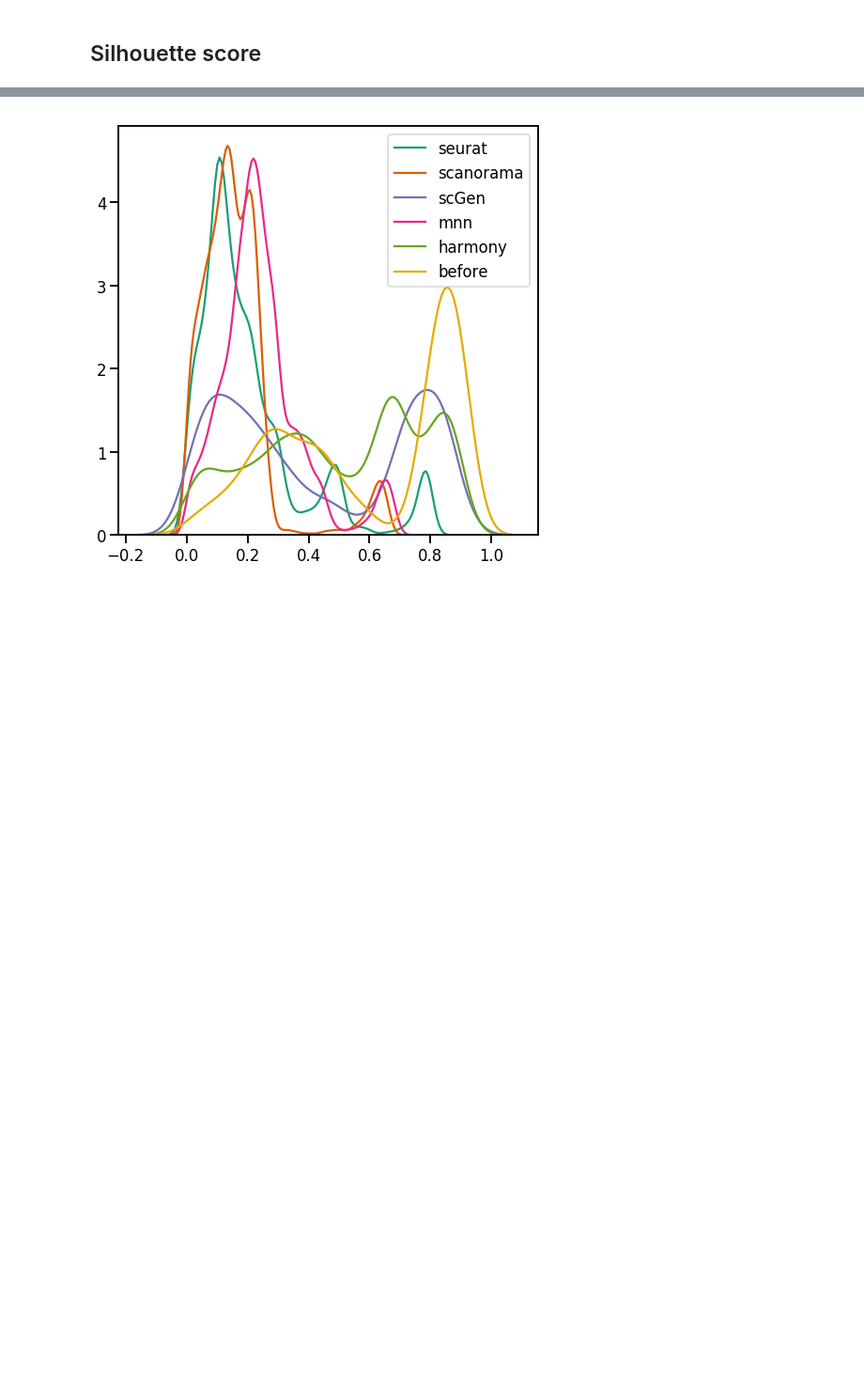
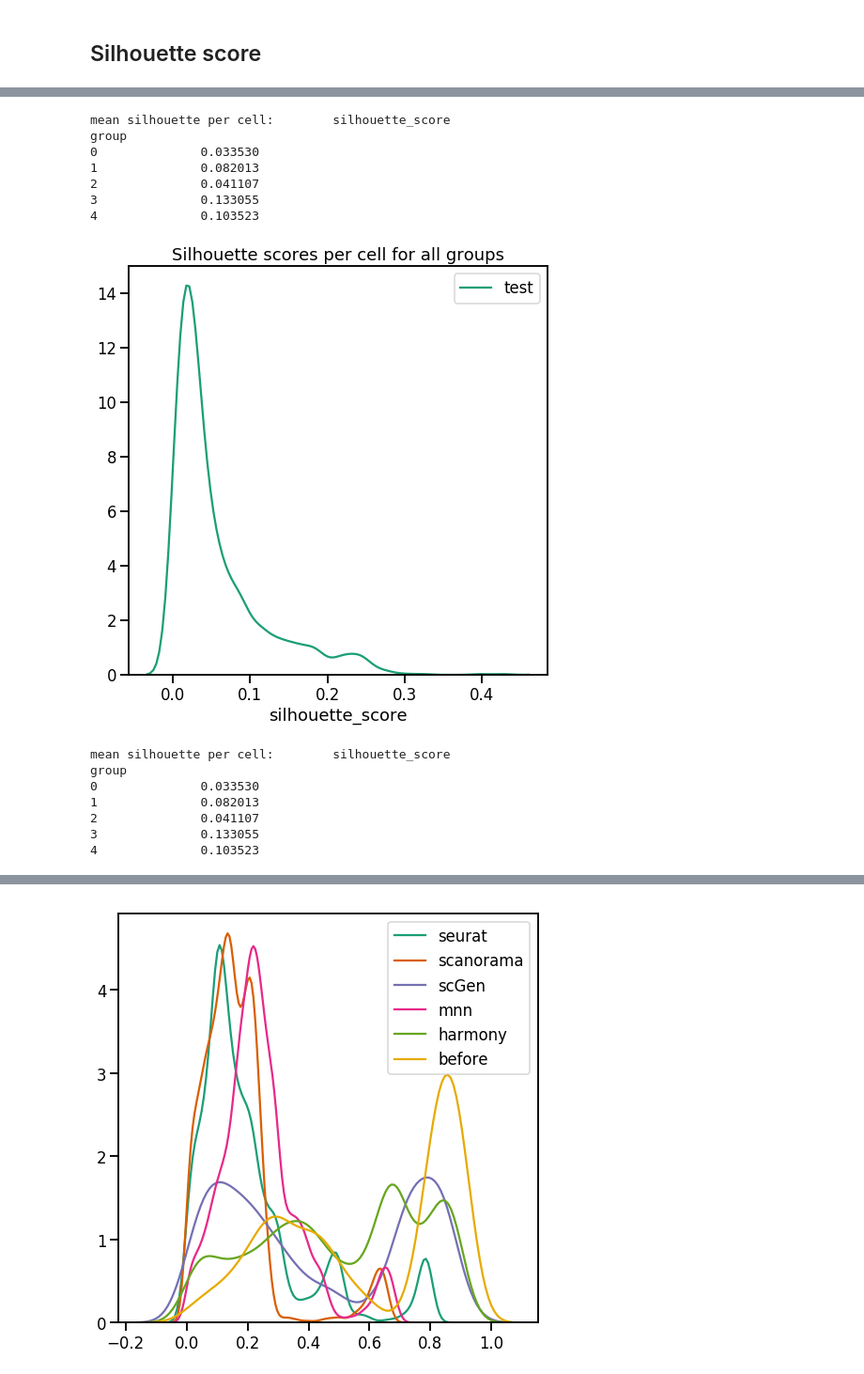
Before and after one commit to theislab/scib, a Jupyter notebook: notebooks/metrics/comparison.ipynb, the cells around one changed output, grey strips where cells are left out. Shown at 94% size. Saved outputs shown, nothing was run; the diff lists cells and outputs as text; code cells hidden in the pictures; blank space fills up the shorter version.

Commit message:
silhouette score revisited

```diff
--- a/notebooks/metrics/comparison.ipynb
+++ b/notebooks/metrics/comparison.ipynb
@@ -61,0 +74,20 @@ integrated = pickle.load(open(data_dir+'processed/integrated_dict.h5ad', "rb"))
+# %%
+scIB.metrics.plot_silhouette_score({'test' : adata},
+                                   batch_key='sample', group_key='louvain',
+                                   per_group=True)
+# %% [output]
+mean silhouette per cell:        silhouette_score
+group
+0              0.033530
+1              0.082013
+2              0.041107
+3              0.133055
+4              0.103523
+[figure, added]
+mean silhouette per cell:        silhouette_score
+group
+0              0.033530
+1              0.082013
+2              0.041107
+3              0.133055
+4              0.103523
```
Also changed, not shown: parts of 6 cells of this notebook, 2 other files.
